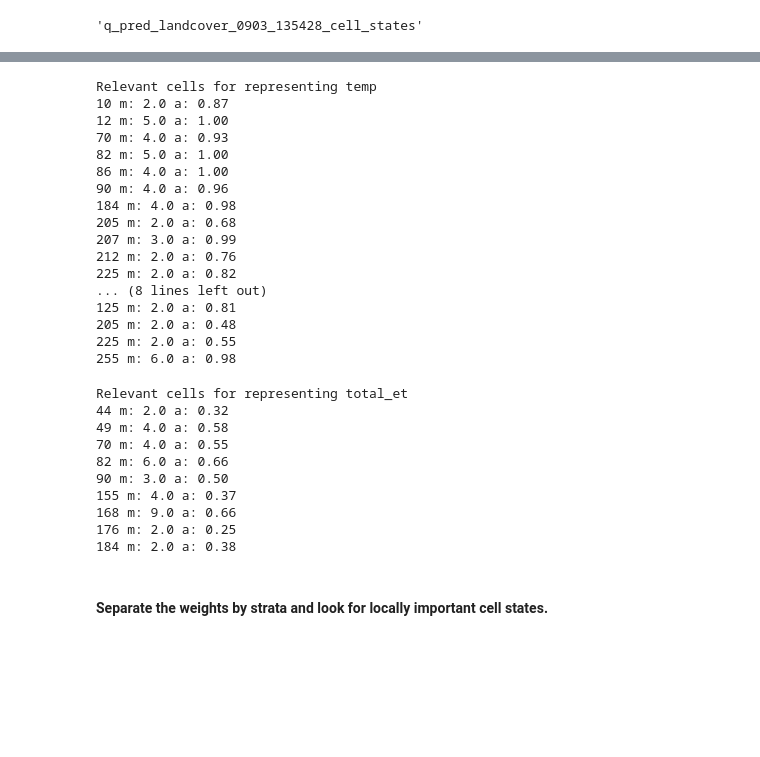
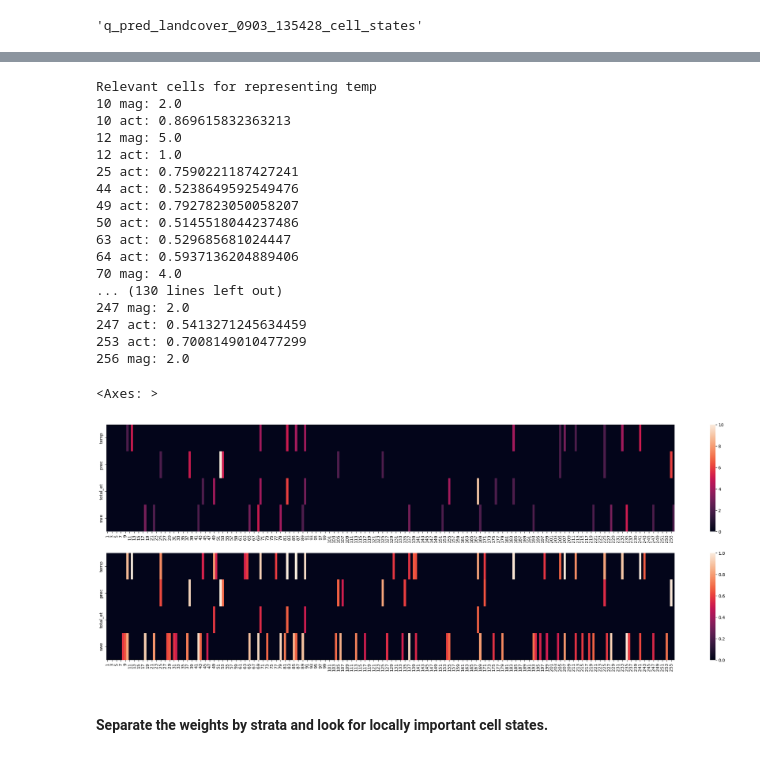
Before and after one commit to tripleUU-U/lamah-ce_lstm, a Jupyter notebook: analysis/probing/probing.ipynb, the cells around one changed output, grey strips where cells are left out. Cells and saved outputs as stored; diff of their text form; code cells hidden in the pictures; blank space fills up the shorter version.

```diff
--- a/analysis/probing/probing.ipynb
+++ b/analysis/probing/probing.ipynb
@@ -302,9 +301,9 @@ for strata in list(strata_labels.values()) + ["domain"]:
 # %%
-var_domain_magnitude_df = pd.DataFrame(0, columns=range(1,257,1), index=var_name_list)
-var_domain_activity_df = pd.DataFrame(0, columns=range(1,257,1), index=var_name_list)
+var_domain_magnitude_df = pd.DataFrame(0, columns=range(1,257,1), index=var_name_list, dtype=float)
+var_domain_activity_df = pd.DataFrame(0, columns=range(1,257,1), index=var_name_list, dtype=float)
 
 # try out std importance score
-for probe_results, name in zip([temp_basin_probe_results, prec_basin_probe_results, total_et_basin_probe_results],#, swe_basin_probe_results],
+for probe_results, name in zip([temp_basin_probe_results, prec_basin_probe_results, total_et_basin_probe_results, swe_basin_probe_results],
 							   ["temp", "prec", "total_et", "swe"]):
 
 	weights = [probe_results[b]["coef"] for b in probe_results.keys()]
@@ -326,47 +325,53 @@ for probe_results, name in zip([temp_basin_probe_results, prec_basin_probe_resul
 		# mean weight over all basins
 		mean_cs_value = abs(cell_state_col.mean())
 		magnitude = mean_cs_value // sd
-		m_list.append(magnitude)
 
 		# determine percentage of basins where the cell is active
 		activity = (cell_state_col !=0).sum() / len(cell_state_col)
-		a_list.append(activity)
 
 		if mean_cs_value // sd >=2:
 
 			# importance score is the floor quotient of mean weight value and std of that cell state vector, multiplied with fraction of times the weight was above zero
-			print(cell_state+1, f"m: {mean_cs_value//sd} a: {activity:.2f}")
+			print(cell_state+1, f"mag: {mean_cs_value//sd} ")
+
+			m_list.append(magnitude)
+		else:
+			m_list.append(0)
+
+		if activity > 0.5:
+			print(cell_state+1, f"act: {activity} ")
+			a_list.append(activity)
+		else:
+			a_list.append(0)
 
 	var_domain_magnitude_df.loc[name, :] = m_list
 	var_domain_activity_df.loc[name, :] = a_list
 # %% [output]
 Relevant cells for representing temp
-10 m: 2.0 a: 0.87
-12 m: 5.0 a: 1.00
-70 m: 4.0 a: 0.93
-82 m: 5.0 a: 1.00
-86 m: 4.0 a: 1.00
-90 m: 4.0 a: 0.96
-184 m: 4.0 a: 0.98
-205 m: 2.0 a: 0.68
-207 m: 3.0 a: 0.99
-212 m: 2.0 a: 0.76
-225 m: 2.0 a: 0.82
-... (8 lines left out)
-125 m: 2.0 a: 0.81
-205 m: 2.0 a: 0.48
-225 m: 2.0 a: 0.55
-255 m: 6.0 a: 0.98
+10 mag: 2.0
+10 act: 0.869615832363213
+12 mag: 5.0
+12 act: 1.0
+25 act: 0.7590221187427241
+44 act: 0.5238649592549476
+49 act: 0.7927823050058207
+50 act: 0.5145518044237486
+63 act: 0.529685681024447
+64 act: 0.5937136204889406
+70 mag: 4.0
+... (130 lines left out)
+247 mag: 2.0
+247 act: 0.5413271245634459
+253 act: 0.7008149010477299
+256 mag: 2.0
-Relevant cells for representing total_et
-44 m: 2.0 a: 0.32
-49 m: 4.0 a: 0.58
-70 m: 4.0 a: 0.55
-82 m: 6.0 a: 0.66
-90 m: 3.0 a: 0.50
-155 m: 4.0 a: 0.37
-168 m: 9.0 a: 0.66
-176 m: 2.0 a: 0.25
-184 m: 2.0 a: 0.38
+# %%
+fig, axs = plt.subplots(2,1, figsize=(30,10))
+
+sns.heatmap(var_domain_magnitude_df, ax=axs[0])
+sns.heatmap(var_domain_activity_df, ax=axs[1])
+# %% [output]
+<Axes: >
+[figure, added]
 # %% [markdown]
 #### Separate the weights by strata and look for locally important cell states.
 # %%
```
Also changed, not shown: parts of 4 cells of this notebook, 7 other files.
